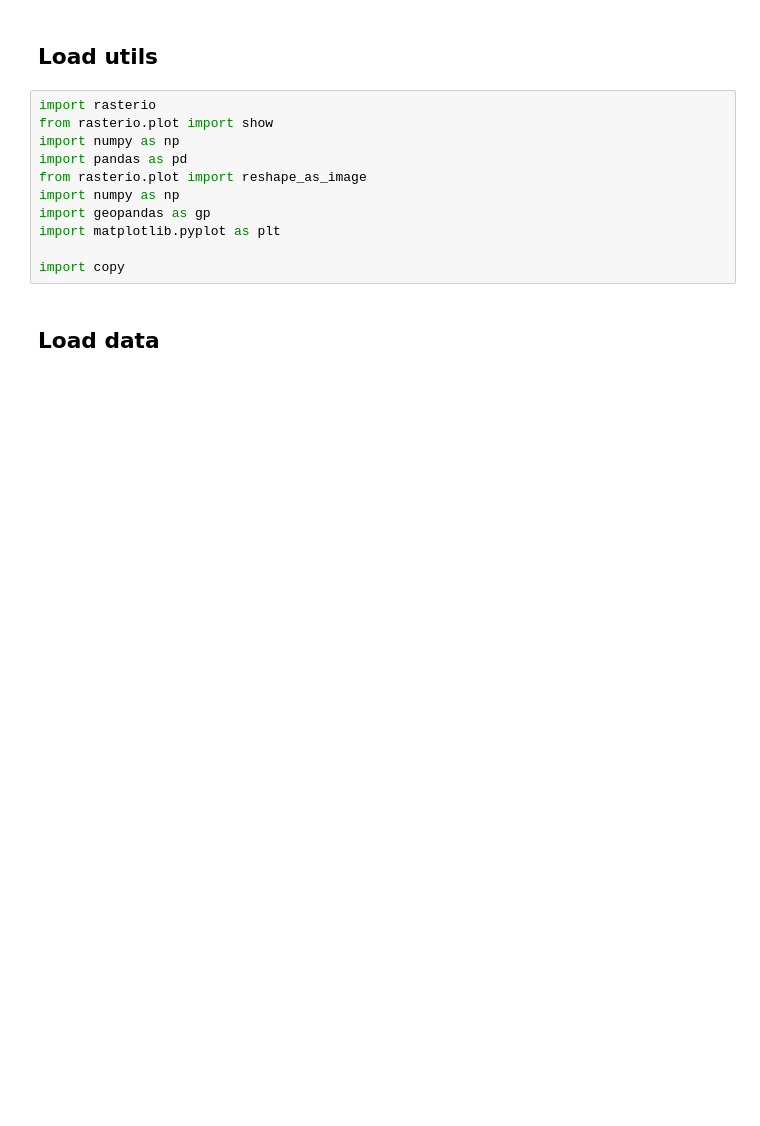
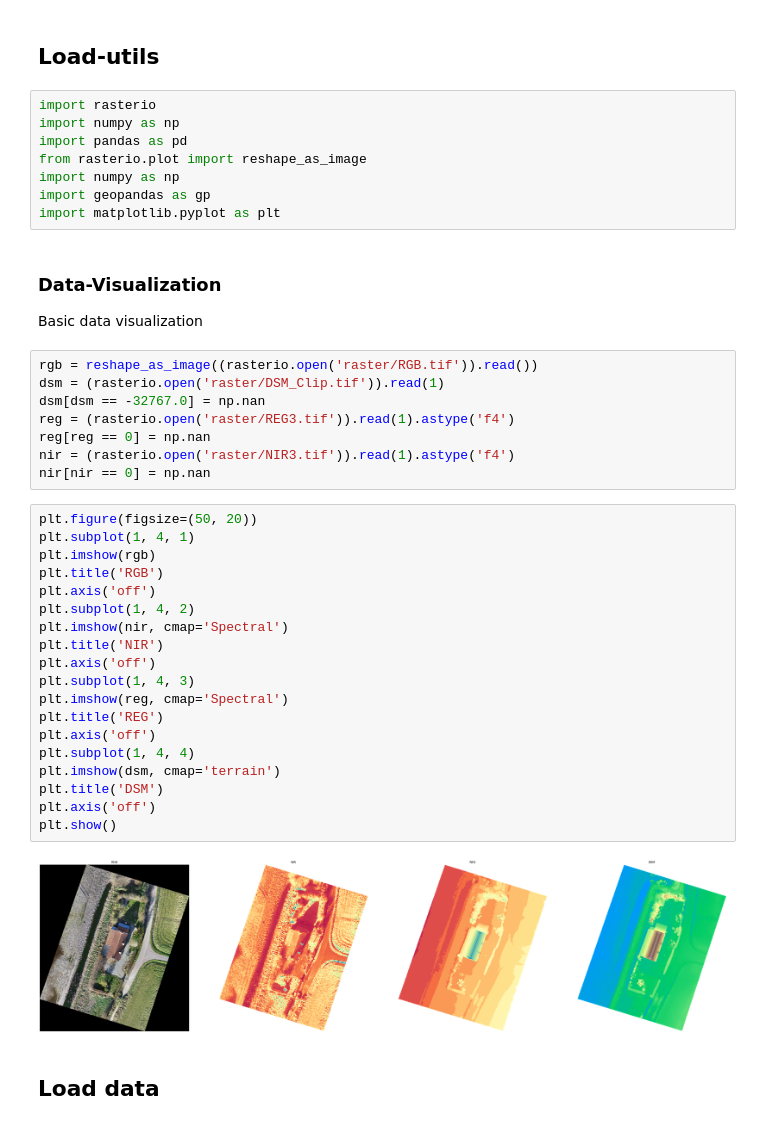
Before and after one commit to adebowaledaniel/emjmd-cde, a Jupyter notebook: UBS/UAV/Adebayo_UAV.ipynb, the cells around one changed output. Saved outputs shown, nothing was run; the diff lists cells and outputs as text; blank space fills up the shorter version.

```diff
--- a/UBS/UAV/Adebayo_UAV.ipynb
+++ b/UBS/UAV/Adebayo_UAV.ipynb
@@ -12,16 +19,45 @@
 # %% [markdown]
-## Load utils
+## Load-utils
 # %%
 import rasterio
-from rasterio.plot import show
 import numpy as np
 import pandas as pd
 from rasterio.plot import reshape_as_image
 import numpy as np
 import geopandas as gp
 import matplotlib.pyplot as plt
-
-import copy
+# %% [markdown]
+### Data-Visualization
+Basic data visualization
+# %%
+rgb = reshape_as_image((rasterio.open('raster/RGB.tif')).read())
+dsm = (rasterio.open('raster/DSM_Clip.tif')).read(1)
+dsm[dsm == -32767.0] = np.nan
+reg = (rasterio.open('raster/REG3.tif')).read(1).astype('f4')
+reg[reg == 0] = np.nan
+nir = (rasterio.open('raster/NIR3.tif')).read(1).astype('f4')
+nir[nir == 0] = np.nan
+# %%
+plt.figure(figsize=(50, 20))
+plt.subplot(1, 4, 1)
+plt.imshow(rgb)
+plt.title('RGB')
+plt.axis('off')
+plt.subplot(1, 4, 2)
+plt.imshow(nir, cmap='Spectral')
+plt.title('NIR')
+plt.axis('off')
+plt.subplot(1, 4, 3)
+plt.imshow(reg, cmap='Spectral')
+plt.title('REG')
+plt.axis('off')
+plt.subplot(1, 4, 4)
+plt.imshow(dsm, cmap='terrain')
+plt.title('DSM')
+plt.axis('off')
+plt.show()
+# %% [output]
+[figure, added]
 # %% [markdown]
 ## Load data
 # %%
```
Also changed, not shown: parts of 36 cells of this notebook, 1 other file.
